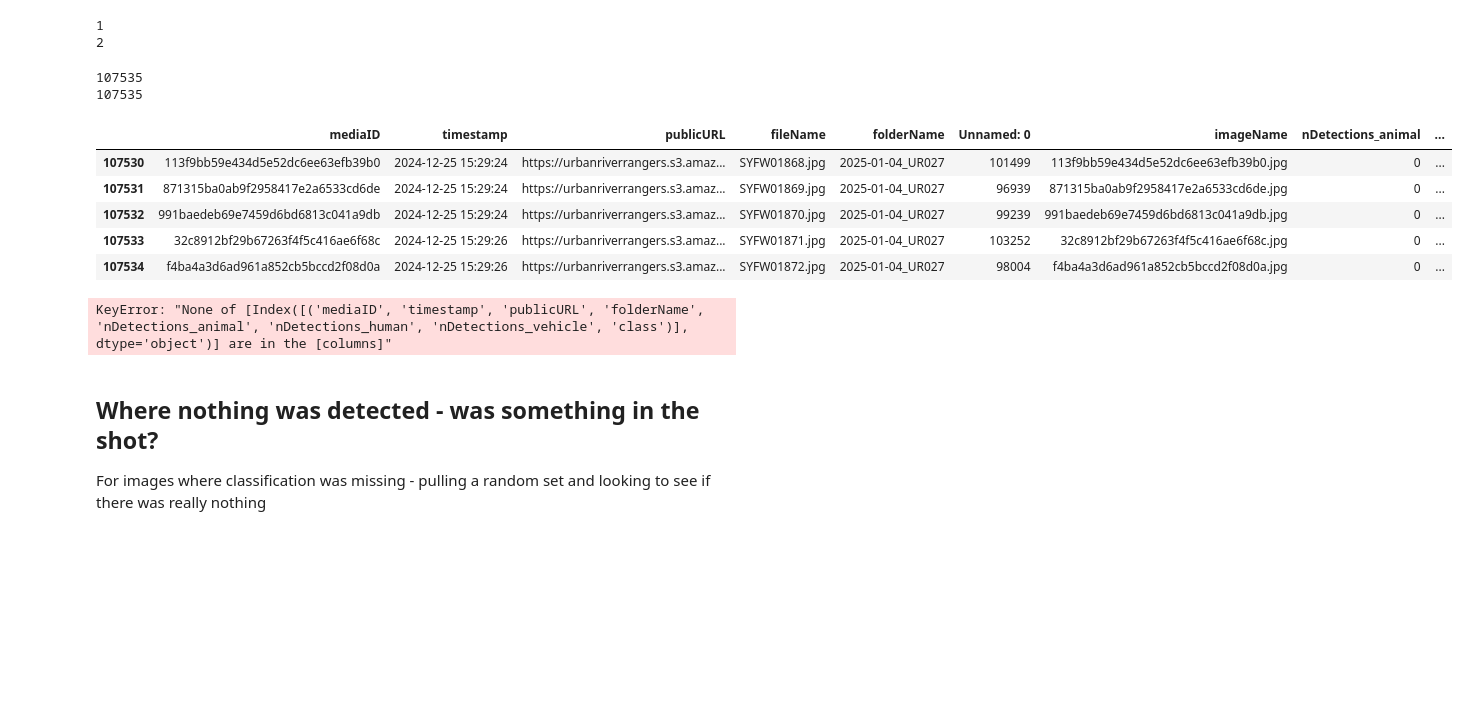
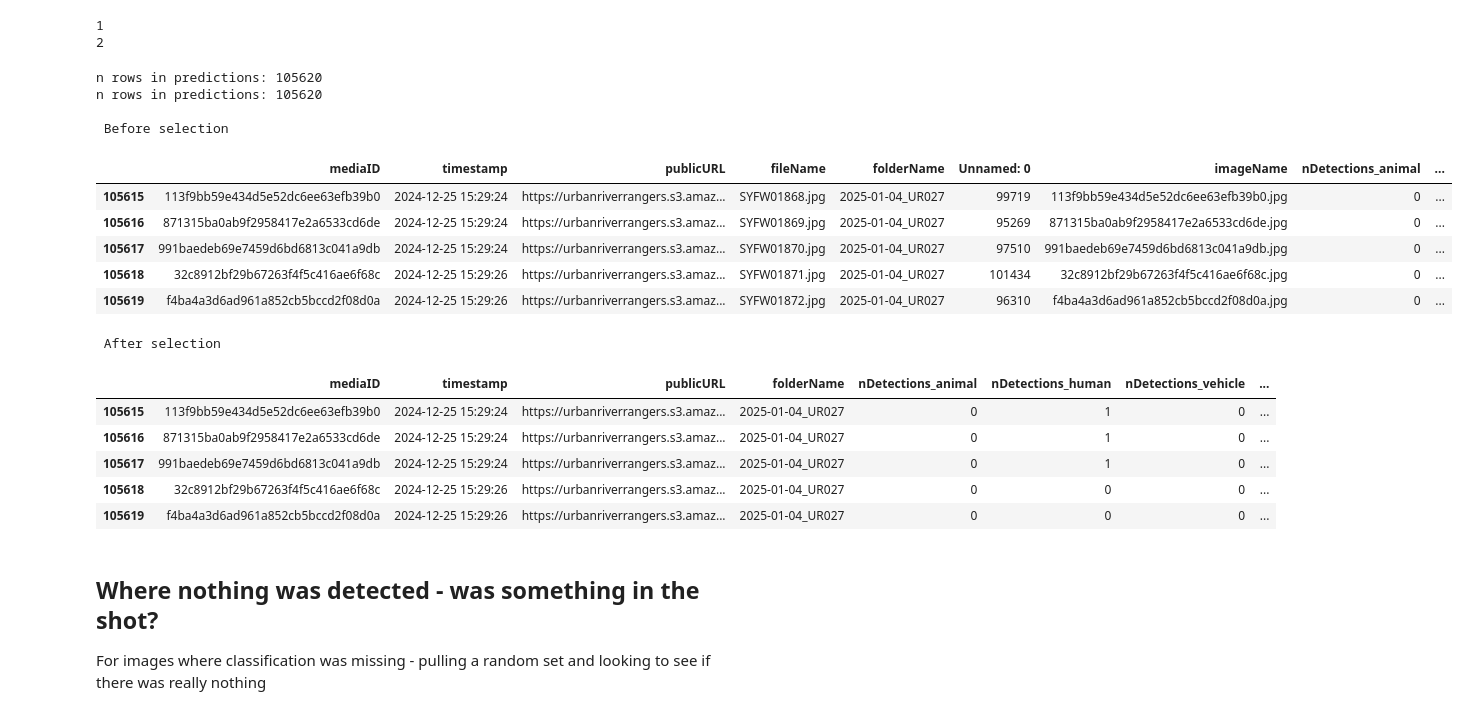
Before and after one commit to morescode-pm/urbanrivers-speciesnet-preview, a Jupyter notebook: runs/full-no-geo/eda-predict-full-no-geo.ipynb, the cells around one changed output. Saved outputs shown, nothing was run; the diff lists cells and outputs as text; code cells hidden in the pictures; blank space fills up the shorter version.

```diff
--- a/runs/full-no-geo/eda-predict-full-no-geo.ipynb
+++ b/runs/full-no-geo/eda-predict-full-no-geo.ipynb
@@ -29,7 +29,7 @@ print(json_string)
 }
 # %%
 # Let's see if we can access the prediction for each image
-_CONF = 0.3 # Master Setting for confidence or score threshold
+_CONF = 0.4 # Master Setting for confidence or score threshold
 
 # Function for pairing classification and score
 def get_high_score_classes(scores, classes, threshold=_CONF):
@@ -324,31 +354,42 @@ print(predicts['mediaID'].value_counts().max())  # max number of duplicates in p
 # %%
 # Merge them based on a column name (a join would be on the index and not appropriate in this case)
 merged_df = pd.merge(metadata_unique, predicts, on="mediaID", how="inner")
 
-print(len(predicts))
-print(len(merged_df))
+# Check number of rows didn't change
+print(f"n rows in predictions: {len(predicts)}")
+print(f"n rows in predictions: {len(merged_df)}")
 
 with pd.option_context('display.max_colwidth', None):
+    print("\n Before selection")
     display(merged_df.tail())
 
 # Let's select the columns we care about
 cols = ['mediaID', 'timestamp', 'publicURL', 'folderName', 'nDetections_animal', 'nDetections_human', 'nDetections_vehicle', 'class'] # exlude nClassifications now because we exploded
-df_clean = merged_df[[cols]]
+df_clean = merged_df[cols]
 
 with pd.option_context('display.max_colwidth', None):
+    print("\n After selection")
     display(df_clean.tail())
 
-# merged_df.to_csv('merged_df.csv')
+df_clean.to_csv('merged_df.csv')
 # %% [output]
-107535
-107535
+n rows in predictions: 105620
+n rows in predictions: 105620
+
+ Before selection
 |  | mediaID | timestamp | publicURL | fileName | folderName | Unnamed: 0 | imageName | nDetections_animal | ... |
-| 107530 | 113f9bb59e434d5e52dc6ee63efb39b0 | 2024-12-25 15:29:24 | https://urbanriverrangers.s3.amaz... | SYFW01868.jpg | 2025-01-04_UR027 | 101499 | 113f9bb59e434d5e52dc6ee63efb39b0.jpg | 0 | ... |
-| 107531 | 871315ba0ab9f2958417e2a6533cd6de | 2024-12-25 15:29:24 | https://urbanriverrangers.s3.amaz... | SYFW01869.jpg | 2025-01-04_UR027 | 96939 | 871315ba0ab9f2958417e2a6533cd6de.jpg | 0 | ... |
-| 107532 | 991baedeb69e7459d6bd6813c041a9db | 2024-12-25 15:29:24 | https://urbanriverrangers.s3.amaz... | SYFW01870.jpg | 2025-01-04_UR027 | 99239 | 991baedeb69e7459d6bd6813c041a9db.jpg | 0 | ... |
-| 107533 | 32c8912bf29b67263f4f5c416ae6f68c | 2024-12-25 15:29:26 | https://urbanriverrangers.s3.amaz... | SYFW01871.jpg | 2025-01-04_UR027 | 103252 | 32c8912bf29b67263f4f5c416ae6f68c.jpg | 0 | ... |
-| 107534 | f4ba4a3d6ad961a852cb5bccd2f08d0a | 2024-12-25 15:29:26 | https://urbanriverrangers.s3.amaz... | SYFW01872.jpg | 2025-01-04_UR027 | 98004 | f4ba4a3d6ad961a852cb5bccd2f08d0a.jpg | 0 | ... |
+| 105615 | 113f9bb59e434d5e52dc6ee63efb39b0 | 2024-12-25 15:29:24 | https://urbanriverrangers.s3.amaz... | SYFW01868.jpg | 2025-01-04_UR027 | 99719 | 113f9bb59e434d5e52dc6ee63efb39b0.jpg | 0 | ... |
+| 105616 | 871315ba0ab9f2958417e2a6533cd6de | 2024-12-25 15:29:24 | https://urbanriverrangers.s3.amaz... | SYFW01869.jpg | 2025-01-04_UR027 | 95269 | 871315ba0ab9f2958417e2a6533cd6de.jpg | 0 | ... |
+| 105617 | 991baedeb69e7459d6bd6813c041a9db | 2024-12-25 15:29:24 | https://urbanriverrangers.s3.amaz... | SYFW01870.jpg | 2025-01-04_UR027 | 97510 | 991baedeb69e7459d6bd6813c041a9db.jpg | 0 | ... |
+| 105618 | 32c8912bf29b67263f4f5c416ae6f68c | 2024-12-25 15:29:26 | https://urbanriverrangers.s3.amaz... | SYFW01871.jpg | 2025-01-04_UR027 | 101434 | 32c8912bf29b67263f4f5c416ae6f68c.jpg | 0 | ... |
+| 105619 | f4ba4a3d6ad961a852cb5bccd2f08d0a | 2024-12-25 15:29:26 | https://urbanriverrangers.s3.amaz... | SYFW01872.jpg | 2025-01-04_UR027 | 96310 | f4ba4a3d6ad961a852cb5bccd2f08d0a.jpg | 0 | ... |
-KeyError: "None of [Index([('mediaID', 'timestamp', 'publicURL', 'folderName', 'nDetections_animal', 'nDetections_human', 'nDetections_vehicle', 'class')], dtype='object')] are in the [columns]"
+ After selection
+|  | mediaID | timestamp | publicURL | folderName | nDetections_animal | nDetections_human | nDetections_vehicle | ... |
+| 105615 | 113f9bb59e434d5e52dc6ee63efb39b0 | 2024-12-25 15:29:24 | https://urbanriverrangers.s3.amaz... | 2025-01-04_UR027 | 0 | 1 | 0 | ... |
+| 105616 | 871315ba0ab9f2958417e2a6533cd6de | 2024-12-25 15:29:24 | https://urbanriverrangers.s3.amaz... | 2025-01-04_UR027 | 0 | 1 | 0 | ... |
+| 105617 | 991baedeb69e7459d6bd6813c041a9db | 2024-12-25 15:29:24 | https://urbanriverrangers.s3.amaz... | 2025-01-04_UR027 | 0 | 1 | 0 | ... |
+| 105618 | 32c8912bf29b67263f4f5c416ae6f68c | 2024-12-25 15:29:26 | https://urbanriverrangers.s3.amaz... | 2025-01-04_UR027 | 0 | 0 | 0 | ... |
+| 105619 | f4ba4a3d6ad961a852cb5bccd2f08d0a | 2024-12-25 15:29:26 | https://urbanriverrangers.s3.amaz... | 2025-01-04_UR027 | 0 | 0 | 0 | ... |
 # %% [markdown]
 ## Where nothing was detected - was something in the shot?
 
```
Also changed, not shown: parts of 22 cells of this notebook, 2 other files.
